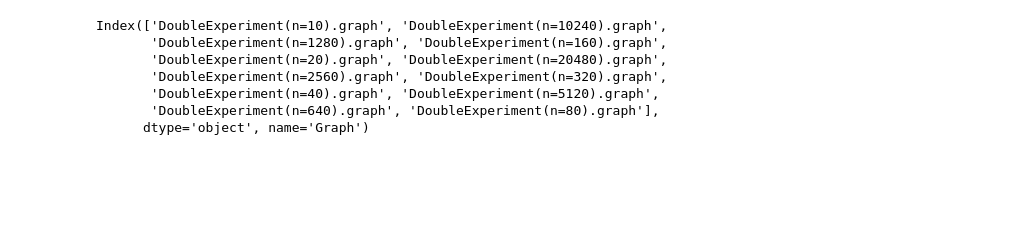
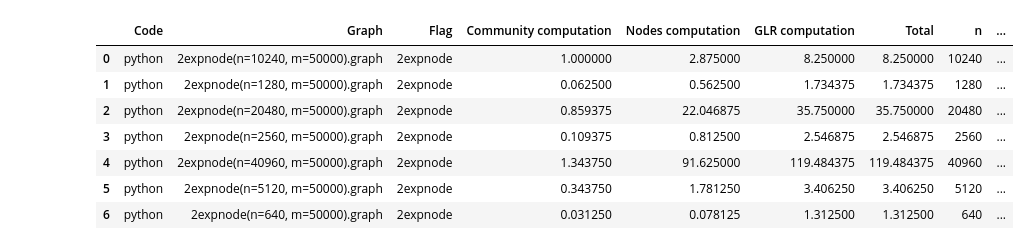
Before and after one commit to RobyBobby24/AlgorithmEngineering, a Jupyter notebook: analysis/double_experiment.ipynb, the cells around one changed output. Cells and saved outputs as stored; diff of their text form; code cells hidden in the pictures; blank space fills up the shorter version.

```diff
--- a/analysis/double_experiment.ipynb
+++ b/analysis/double_experiment.ipynb
@@ -46,13 +27,14 @@ all_mean
 # %%
-import re
-
-
-all_mean.index
+pattern = r"n=(\d+),\s*m=(\d+)"
+all_data["n"] = all_data['Graph'].apply(lambda graph_name : int(re.search(pattern, graph_name).group(1)))
+all_data["m"] = all_data['Graph'].apply(lambda graph_name : int(re.search(pattern, graph_name).group(2)))
+all_data
 # %% [output]
-Index(['DoubleExperiment(n=10).graph', 'DoubleExperiment(n=10240).graph',
-       'DoubleExperiment(n=1280).graph', 'DoubleExperiment(n=160).graph',
-       'DoubleExperiment(n=20).graph', 'DoubleExperiment(n=20480).graph',
-       'DoubleExperiment(n=2560).graph', 'DoubleExperiment(n=320).graph',
-       'DoubleExperiment(n=40).graph', 'DoubleExperiment(n=5120).graph',
-       'DoubleExperiment(n=640).graph', 'DoubleExperiment(n=80).graph'],
-      dtype='object', name='Graph')
+|  | Code | Graph | Flag | Community computation | Nodes computation | GLR computation | Total | n | ... |
+| 0 | python | 2expnode(n=10240, m=50000).graph | 2expnode | 1.000000 | 2.875000 | 8.250000 | 8.250000 | 10240 | ... |
+| 1 | python | 2expnode(n=1280, m=50000).graph | 2expnode | 0.062500 | 0.562500 | 1.734375 | 1.734375 | 1280 | ... |
+| 2 | python | 2expnode(n=20480, m=50000).graph | 2expnode | 0.859375 | 22.046875 | 35.750000 | 35.750000 | 20480 | ... |
+| 3 | python | 2expnode(n=2560, m=50000).graph | 2expnode | 0.109375 | 0.812500 | 2.546875 | 2.546875 | 2560 | ... |
+| 4 | python | 2expnode(n=40960, m=50000).graph | 2expnode | 1.343750 | 91.625000 | 119.484375 | 119.484375 | 40960 | ... |
+| 5 | python | 2expnode(n=5120, m=50000).graph | 2expnode | 0.343750 | 1.781250 | 3.406250 | 3.406250 | 5120 | ... |
+| 6 | python | 2expnode(n=640, m=50000).graph | 2expnode | 0.031250 | 0.078125 | 1.312500 | 1.312500 | 640 | ... |
```
Also changed, not shown: parts of 7 cells of this notebook, 8 other files.
